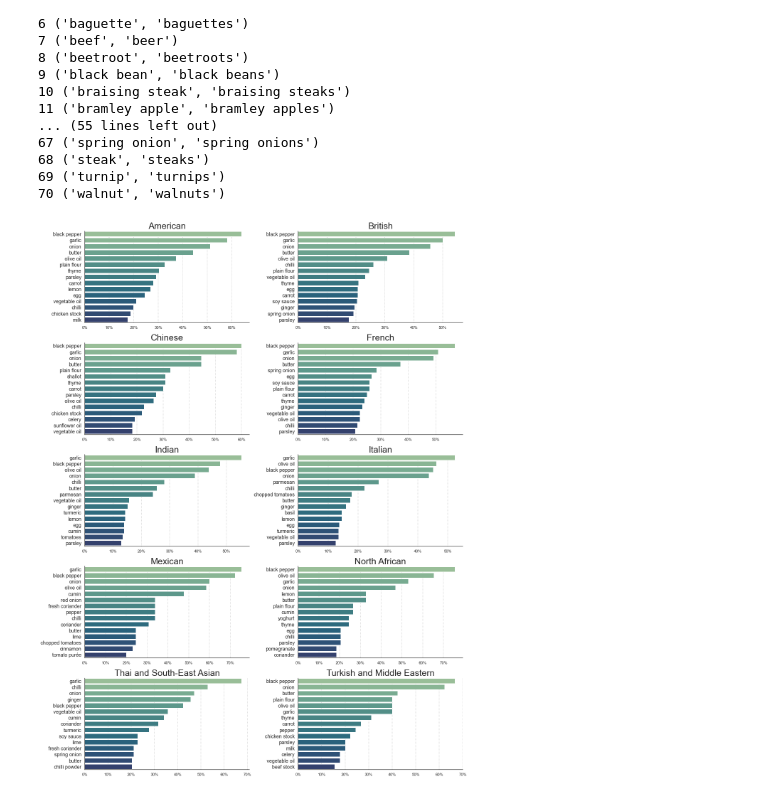
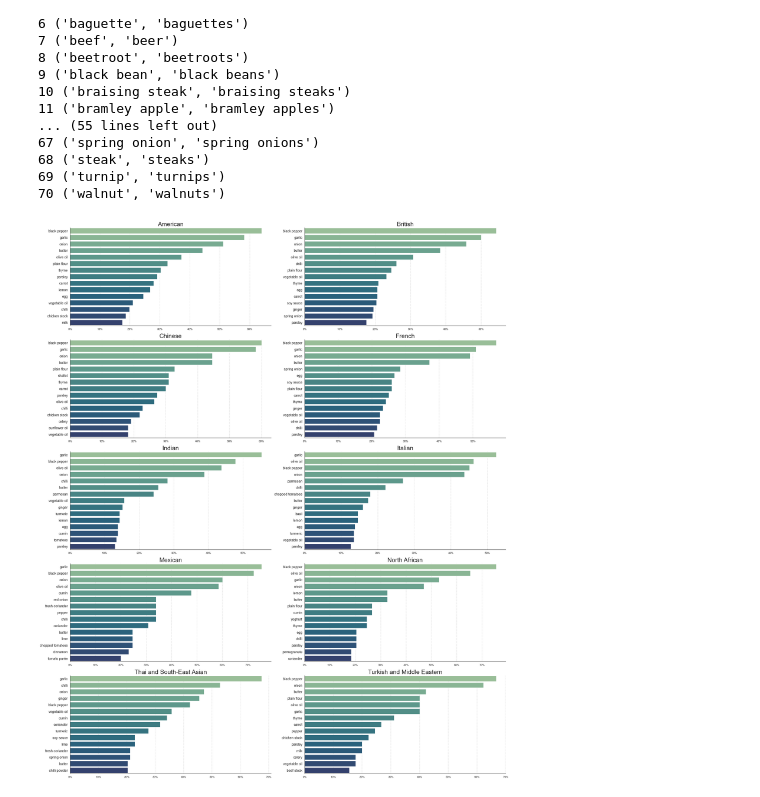
Before and after one commit to jachymDvorak/Analyzing_world_cuisines, a Jupyter notebook: BBC_recipe_analysis.ipynb, the cells around one changed output. Drawn from its saved outputs; the diff is of its cells as text; code cells hidden in the pictures.

Commit message:
Changed size of plot

```diff
--- a/BBC_recipe_analysis.ipynb
+++ b/BBC_recipe_analysis.ipynb
@@ -463,7 +463,7 @@ from matplotlib.ticker import FuncFormatter
 ingredients_dict = {}
 
 # set figure size
-figsize = (17,22)
+figsize = (27,32)
 
 # instantiate subplots - 3x5 grid (10 cuisines)
 fig, axs = plt.subplots(ncols = 2, nrows = int(len(df.index)/2), figsize = figsize)
@@ -473,31 +473,31 @@ axs = axs.flatten()
 for numb, cuisine in enumerate(df.index):
 
     # drop two last columns (absolute and relative frequencies)
     df_plot = df.drop(columns = ['absolute_count', 'relative_count'])
 
     # sort ingredient frequencies and use only top 20 most used
     ings = df_plot.loc[cuisine].sort_values(ascending = False)[:15]
 
     # add to dictionary - key is cuisine, value is list of frequencies of ingredients
     ingredients_dict[cuisine] = ings
 
     # convert to relative from absolute - divide each frequency by total number of recipes from each cuisine
     ing_freq = [ingredient/len(raw[raw['cuisine'] == cuisine]) for ingredient in ingredients_dict[cuisine]]
 
     # add plot to an axis
     axs[numb] = sns.barplot(y = ingredients_dict[cuisine].index, # names of ingredients as index
                             x = ing_freq, # x as frequencies
                             ax = axs[numb], # put to wanted ax (row)
                             palette = "crest") # color
     axs[numb].set_title(cuisine, fontsize = 25) # set title as cuisine
     sns.despine()
     axs[numb].grid(axis = 'x', linestyle = ':', linewidth = 1.5) # add grid
     axs[numb].xaxis.set_major_formatter(FuncFormatter(lambda x, _: '{:.0%}'.format(x))) # convert x axis ticks format to %
     plt.tight_layout()
 
     # set font size larger to be more readable
     axs[numb].set_yticklabels(labels = ingredients_dict[cuisine].index, size = 14)
 
 plt.savefig('cuisine_plots.jpg')
 # %% [output]
-[figure, old version]
+[figure, new version]
```
Also changed, not shown: 1 other file.
